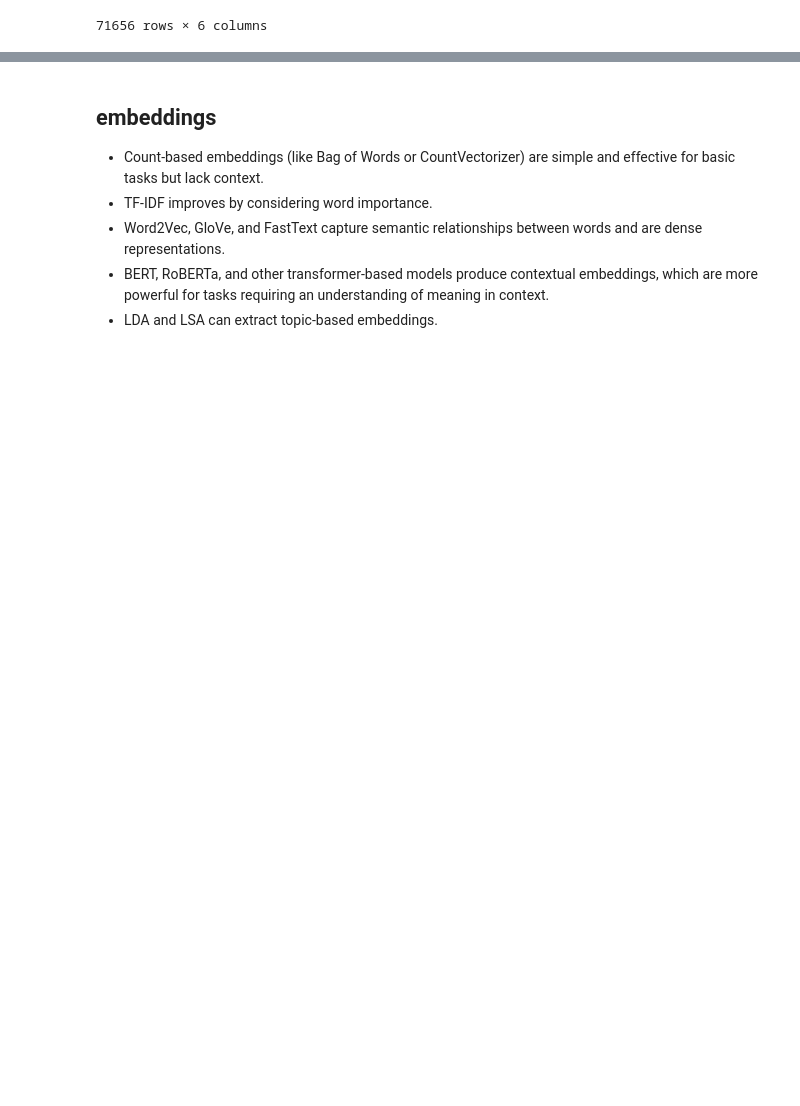
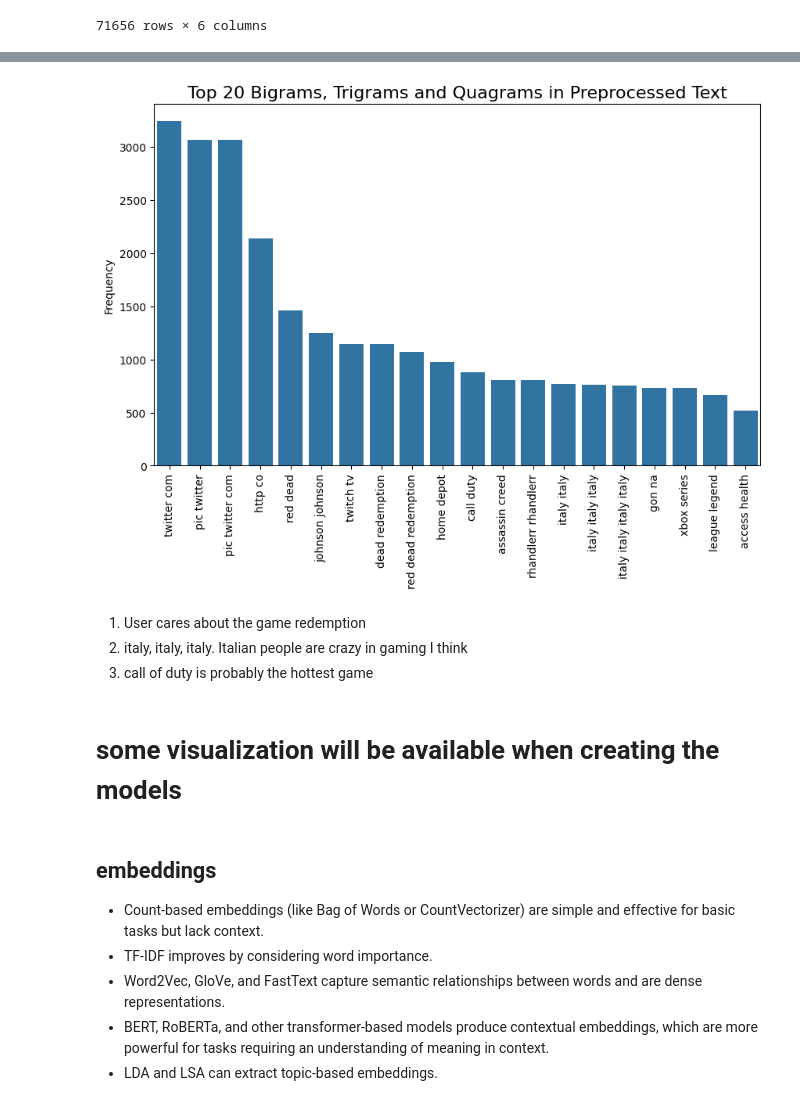
Before and after one commit to alicia-k-tang/aap, a Jupyter notebook: nlpaap_visualization.ipynb, the cells around one changed output, grey strips where cells are left out. Saved outputs shown, nothing was run; the diff lists cells and outputs as text; code cells hidden in the pictures; blank space fills up the shorter version.

```diff
--- a/nlpaap_visualization.ipynb
+++ b/nlpaap_visualization.ipynb
@@ -149,3 +169,29 @@ train_data
+# %%
+# Bigram Visualization
+vectorizer = CountVectorizer(ngram_range=(2, 4))  # For bigrams
+X_bigrams = vectorizer.fit_transform(train_data['preprocessed_text'].dropna())
+bigram_counts = X_bigrams.sum(axis=0).tolist()[0]
+bigram_labels = vectorizer.get_feature_names_out()
+
+# Get the top 20 bigrams
+bigram_count_pairs = list(zip(bigram_labels, bigram_counts))
+top_20_bigrams = sorted(bigram_count_pairs, key=lambda x: x[1], reverse=True)[:20]
+
+# Plot the bigram frequencies
+plt.figure(figsize=(10, 6))
+sns.barplot(x=[bigram for bigram, count in top_20_bigrams], y=[count for bigram, count in top_20_bigrams])
+plt.xticks(rotation=90)
+plt.title('Top 20 Bigrams, Trigrams and Quagrams in Preprocessed Text', fontsize=16)
+plt.ylabel('Frequency')
+plt.show()
+# %% [output]
+[figure, added]
+# %% [markdown]
+1. User cares about the game redemption
+2. italy, italy, italy. Italian people are crazy in gaming I think
+3. call of duty is probably the hottest game
+# %% [markdown]
+# some visualization will be available when creating the models
 # %% [markdown]
 ## embeddings
 - Count-based embeddings (like Bag of Words or CountVectorizer) are simple and effective for basic tasks but lack context.
```
Also changed, not shown: parts of 2 cells of this notebook.
